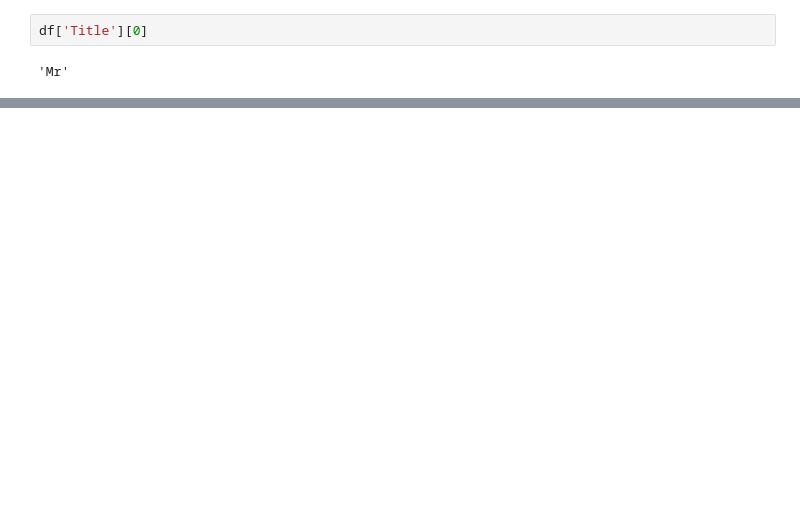
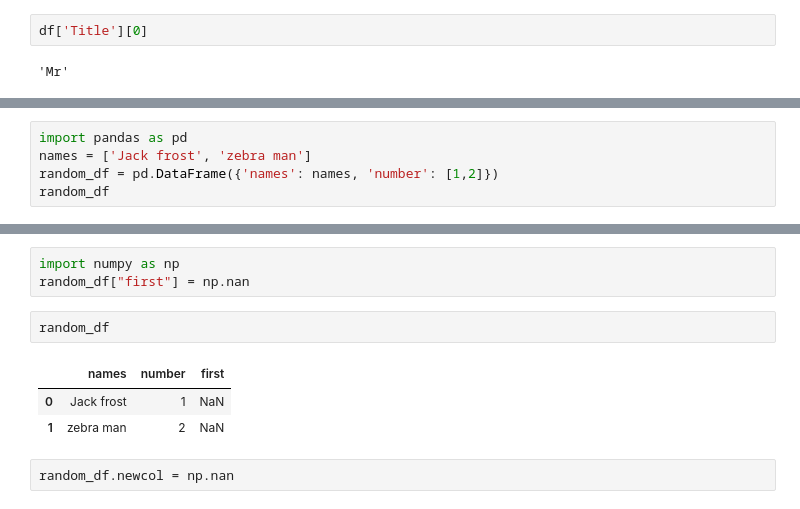
Before and after one commit to davidtnly/Python, a Jupyter notebook: MachineLearning/00-ground-zero.ipynb, the cells around one changed output, grey strips where cells are left out. Cells and saved outputs as stored; diff of their text form; blank space fills up the shorter version.

```diff
--- a/MachineLearning/00-ground-zero.ipynb
+++ b/MachineLearning/00-ground-zero.ipynb
@@ -148,0 +373,5 @@ df['Title'][0]
+# %%
+import pandas as pd
+names = ['Jack frost', 'zebra man']
+random_df = pd.DataFrame({'names': names, 'number': [1,2]})
+random_df
@@ -148,0 +412,11 @@ df['Title'][0]
+# %%
+import numpy as np
+random_df["first"] = np.nan
+# %%
+random_df
+# %% [output]
+|  | names | number | first |
+| 0 | Jack frost | 1 | NaN |
+| 1 | zebra man | 2 | NaN |
+# %%
+random_df.newcol = np.nan
```
Also changed, not shown: parts of 49 cells of this notebook, 3 other files.
